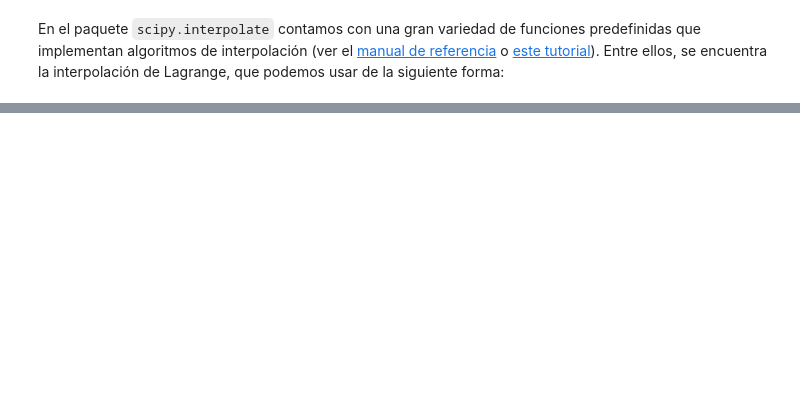
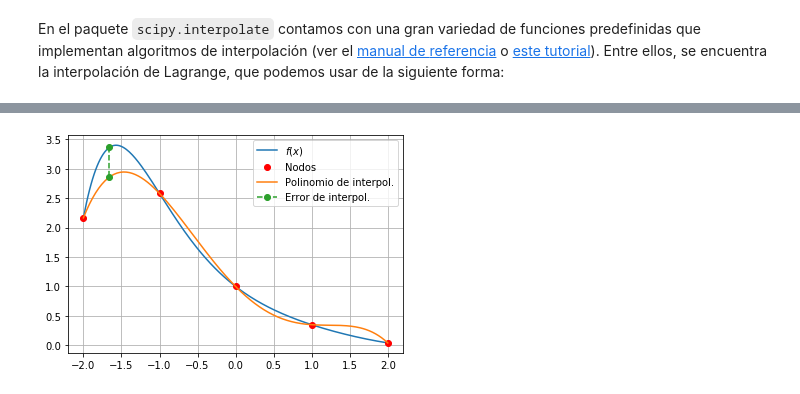
Before and after one commit to rrgalvan/python-mnii, a Jupyter notebook: 2-interpolacion/Tema-2_Pb-1.ipynb, the cells around one changed output, grey strips where cells are left out. Drawn from its saved outputs; the diff is of its cells as text; code cells hidden in the pictures; blank space fills up the shorter version.

```diff
--- a/2-interpolacion/Tema-2_Pb-1.ipynb
+++ b/2-interpolacion/Tema-2_Pb-1.ipynb
@@ -75,0 +91,31 @@ Gráfica de p:
+# %%
+def plot_interpol(f,  x, plot_error=False):
+    """
+    Dibuja una función f(x) y su polinomio de interpolación
+    en el soporte x.
+    Si plot_error==True, dibuja el máximo error (una aproximación)
+    """
+    a, b = x[0], x[-1]
+    xx = np.linspace(a, b, num=200)
+    plt.plot(xx, f(xx), label="$f(x)$")
+    plt.plot(x, f(x), "o", color="red", label="Nodos")
+
+    y = f(x)  # Array que resulta de aplicar f a cada elmento de x
+    from scipy.interpolate import lagrange
+    p = lagrange(x, y)
+    plt.plot(xx, p(xx), label="Polinomio de interpol.")
+
+    if plot_error:
+        errores_xx = abs(f(xx)-p(xx))  # Lista de errores
+        #plot(xx, errores_xx, "--", color="yellow")
+        ie = np.argmax(errores_xx) # Índice donde está el máx error
+        xe = xx[ie] # Abscisa correspondiente
+        plt.plot([xe, xe], [f(xe), p(xe)], "--o",
+            label="Error de interpol.")
+
+    plt.legend()
+    plt.grid()
+# %%
+plot_interpol(f, x, plot_error=True)
+# %% [output]
+[figure, added]
```
Also changed, not shown: parts of 9 cells of this notebook.
